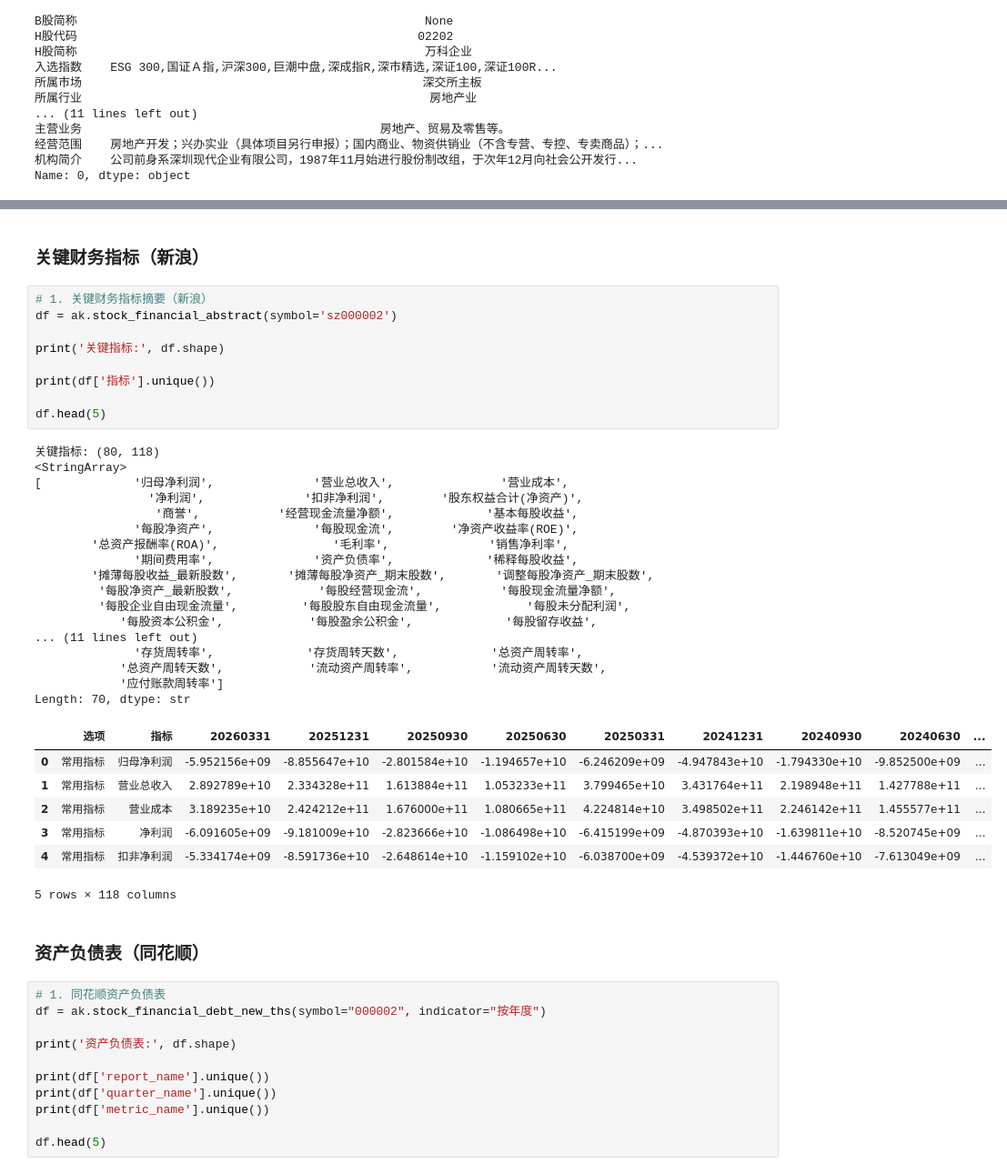
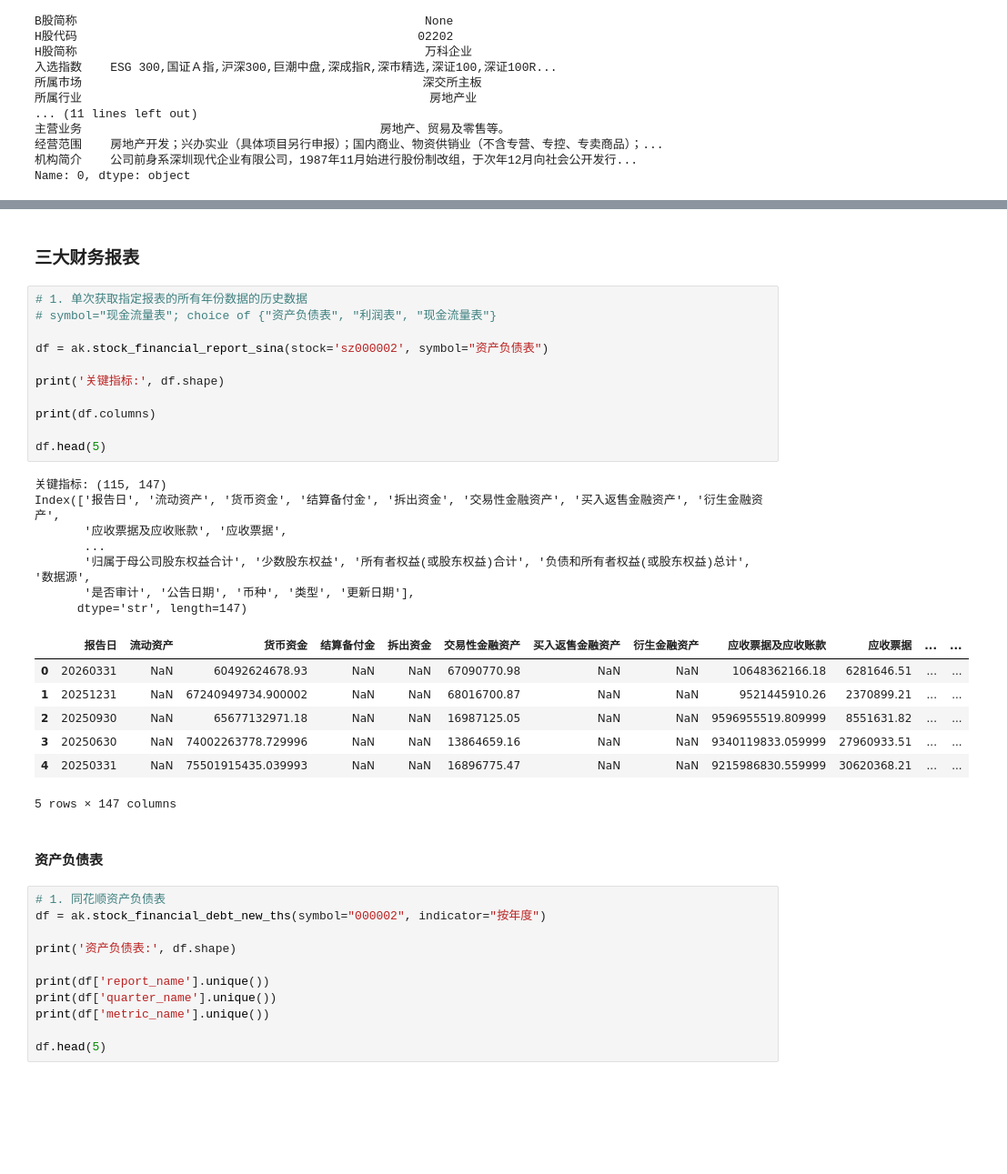
Before and after one commit to bamboosjtu/trading-topic, a Jupyter notebook: labs/00_金融数据获取/akshare_tutorial.ipynb, the cells around one changed output, grey strips where cells are left out. Shown at 91% size. Saved outputs shown, nothing was run; the diff lists cells and outputs as text; blank space fills up the shorter version.

```diff
--- a/labs/00_金融数据获取/akshare_tutorial.ipynb
+++ b/labs/00_金融数据获取/akshare_tutorial.ipynb
@@ -458,41 +858,33 @@ Name: 0, dtype: object
 # %% [markdown]
-### 关键财务指标（新浪）
+### 三大财务报表
 # %%
-# 1. 关键财务指标摘要（新浪）
-df = ak.stock_financial_abstract(symbol='sz000002')
+# 1. 单次获取指定报表的所有年份数据的历史数据
+# symbol="现金流量表"; choice of {"资产负债表", "利润表", "现金流量表"}
+
+df = ak.stock_financial_report_sina(stock='sz000002', symbol="资产负债表")
 
 print('关键指标:', df.shape)
 
-print(df['指标'].unique())
+print(df.columns)
 
 df.head(5)
 # %% [output]
-关键指标: (80, 118)
-<StringArray>
-[             '归母净利润',              '营业总收入',               '营业成本',
-                '净利润',              '扣非净利润',        '股东权益合计(净资产)',
-                 '商誉',           '经营现金流量净额',             '基本每股收益',
-              '每股净资产',              '每股现金流',        '净资产收益率(ROE)',
-        '总资产报酬率(ROA)',                '毛利率',              '销售净利率',
-              '期间费用率',              '资产负债率',             '稀释每股收益',
-        '摊薄每股收益_最新股数',       '摊薄每股净资产_期末股数',       '调整每股净资产_期末股数',
-         '每股净资产_最新股数',            '每股经营现金流',           '每股现金流量净额',
-         '每股企业自由现金流量',         '每股股东自由现金流量',            '每股未分配利润',
-            '每股资本公积金',            '每股盈余公积金',             '每股留存收益',
-... (11 lines left out)
-              '存货周转率',             '存货周转天数',             '总资产周转率',
-            '总资产周转天数',            '流动资产周转率',           '流动资产周转天数',
-            '应付账款周转率']
-Length: 70, dtype: str
+关键指标: (115, 147)
+Index(['报告日', '流动资产', '货币资金', '结算备付金', '拆出资金', '交易性金融资产', '买入返售金融资产', '衍生金融资产',
+       '应收票据及应收账款', '应收票据',
+       ...
+       '归属于母公司股东权益合计', '少数股东权益', '所有者权益(或股东权益)合计', '负债和所有者权益(或股东权益)总计', '数据源',
+       '是否审计', '公告日期', '币种', '类型', '更新日期'],
+      dtype='str', length=147)
-|  | 选项 | 指标 | 20260331 | 20251231 | 20250930 | 20250630 | 20250331 | 20241231 | 20240930 | 20240630 | ... |
-| 0 | 常用指标 | 归母净利润 | -5.952156e+09 | -8.855647e+10 | -2.801584e+10 | -1.194657e+10 | -6.246209e+09 | -4.947843e+10 | -1.794330e+10 | -9.852500e+09 | ... |
-| 1 | 常用指标 | 营业总收入 | 2.892789e+10 | 2.334328e+11 | 1.613884e+11 | 1.053233e+11 | 3.799465e+10 | 3.431764e+11 | 2.198948e+11 | 1.427788e+11 | ... |
-| 2 | 常用指标 | 营业成本 | 3.189235e+10 | 2.424212e+11 | 1.676000e+11 | 1.080665e+11 | 4.224814e+10 | 3.498502e+11 | 2.246142e+11 | 1.455577e+11 | ... |
-| 3 | 常用指标 | 净利润 | -6.091605e+09 | -9.181009e+10 | -2.823666e+10 | -1.086498e+10 | -6.415199e+09 | -4.870393e+10 | -1.639811e+10 | -8.520745e+09 | ... |
-| 4 | 常用指标 | 扣非净利润 | -5.334174e+09 | -8.591736e+10 | -2.648614e+10 | -1.159102e+10 | -6.038700e+09 | -4.539372e+10 | -1.446760e+10 | -7.613049e+09 | ... |
+|  | 报告日 | 流动资产 | 货币资金 | 结算备付金 | 拆出资金 | 交易性金融资产 | 买入返售金融资产 | 衍生金融资产 | 应收票据及应收账款 | 应收票据 | ... | ... |
+| 0 | 20260331 | NaN | 60492624678.93 | NaN | NaN | 67090770.98 | NaN | NaN | 10648362166.18 | 6281646.51 | ... | ... |
+| 1 | 20251231 | NaN | 67240949734.900002 | NaN | NaN | 68016700.87 | NaN | NaN | 9521445910.26 | 2370899.21 | ... | ... |
+| 2 | 20250930 | NaN | 65677132971.18 | NaN | NaN | 16987125.05 | NaN | NaN | 9596955519.809999 | 8551631.82 | ... | ... |
+| 3 | 20250630 | NaN | 74002263778.729996 | NaN | NaN | 13864659.16 | NaN | NaN | 9340119833.059999 | 27960933.51 | ... | ... |
+| 4 | 20250331 | NaN | 75501915435.039993 | NaN | NaN | 16896775.47 | NaN | NaN | 9215986830.559999 | 30620368.21 | ... | ... |
-5 rows × 118 columns
+5 rows × 147 columns
 # %% [markdown]
-### 资产负债表（同花顺）
+#### 资产负债表
 # %%
 # 1. 同花顺资产负债表
 df = ak.stock_financial_debt_new_ths(symbol="000002", indicator="按年度")
```
Also changed, not shown: parts of 165 cells of this notebook, 7 other files.
